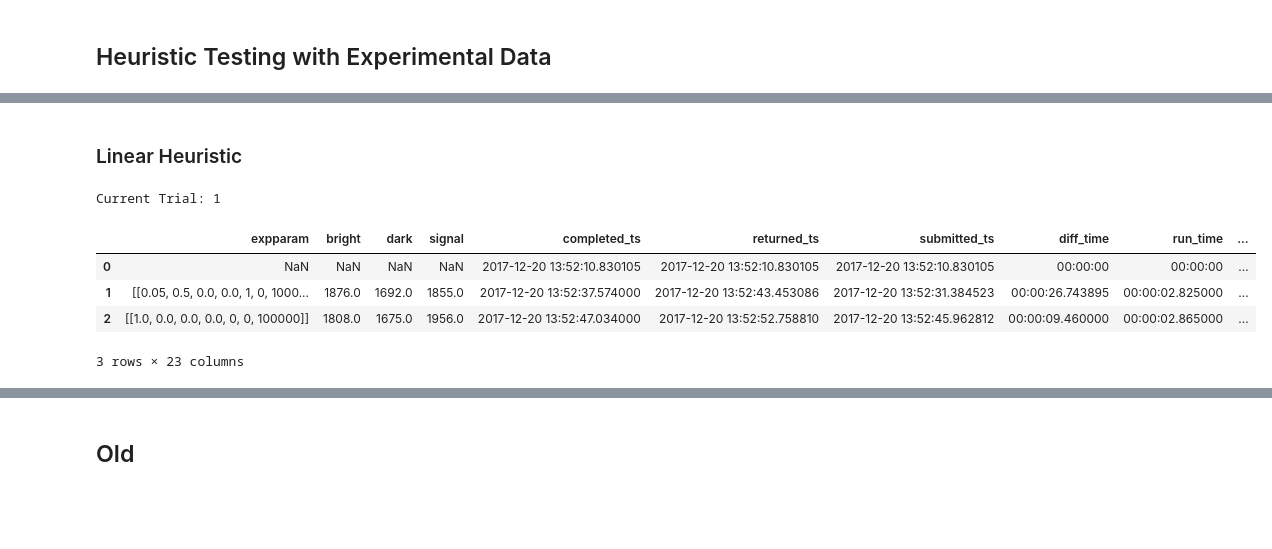
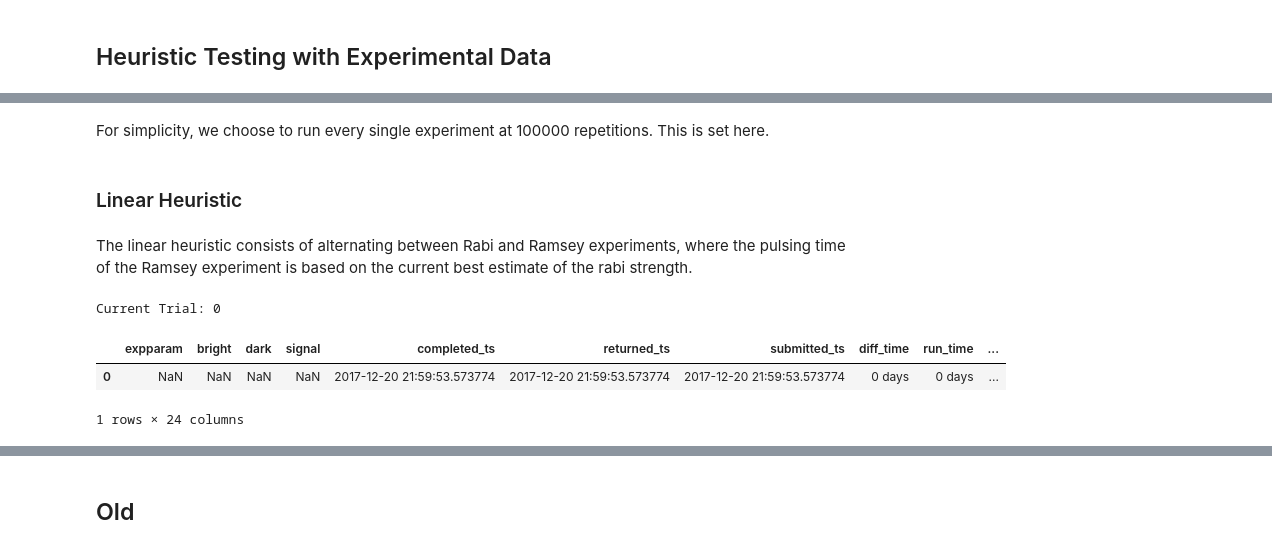
Before and after one commit to ihincks/nv-adaptive, a Jupyter notebook: src/nv-adaptive-real-runner.ipynb, the cells around one changed output, grey strips where cells are left out. Cells and saved outputs as stored; diff of their text form; code cells hidden in the pictures; blank space fills up the shorter version.

```diff
--- a/src/nv-adaptive-real-runner.ipynb
+++ b/src/nv-adaptive-real-runner.ipynb
@@ -114,7 +114,7 @@ Experiment parameters:
 true_value = np.array([5.555, 1.432, 0.579, 2.171, 0.25])
 target_stds = np.array([0.01,0.005,0.01,0.005,0.01])
 wide_prior = qi.UniformDistribution(np.array([
-            [0,10],
+            [0,20],
             [0,10],
             [-5,5],
             [1.5,3.5],
@@ -182,16 +186,21 @@ def make_updater():
         dview,
         serial_threshold=1
     )
-    return qi.SMCUpdater(model, 10000, qi.ProductDistribution(wide_prior, drift_prior))
+    updater = m.BridgedRPMUpdater(model, 10000, qi.ProductDistribution(wide_prior, drift_prior))
+    return updater
+# %% [markdown]
+For simplicity, we choose to run every single experiment at 100000 repetitions. This is set here.
 # %%
 n_meas = 100000
 # %% [markdown]
 ### Linear Heuristic
+# %% [markdown]
+The linear heuristic consists of alternating between Rabi and Ramsey experiments, where the pulsing time of the Ramsey experiment is based on the current best estimate of the rabi strength.
 # %%
-n_trials = 2
-n_eps = 4
+n_trials = 50
+n_eps = 100
 
-panel_linear = HeuristicData('../data/linear_heuristic.pkl')
+panel_linear = HeuristicData('../data/linear_heuristic_3.pkl')
 
 def make_heuristic():
     return TrackingHeuristic(
@@ -202,12 +211,12 @@ def make_heuristic():
     )
 
 for idx_trial in range(panel_linear.n_dataframes, n_trials):
-    # construct heuristic and data storage container for this run
+    # construct heuristic and initialize reference prior empirically
     heuristic = make_heuristic()
+    heuristic.take_initial_reference(experiment)
+
+    # construct storage object for this trial
     df = new_experiment_dataframe(heuristic)
-
-    # initialize reference prior empirically
-    heuristic.take_initial_reference(experiment)
 
     # decide on first experiment
     tp_est = np.round(1 / heuristic.updater.est_mean()[0] / 4 / 0.002) * 0.002
@@ -229,35 +238,33 @@ for idx_trial in range(panel_linear.n_dataframes, n_trials):
         # decide on next experiment while job is running
         tp_est = np.round(1 / heuristic.updater.est_mean()[0] / 4 / 0.002) * 0.002
         eps, precede_by_tracking = heuristic(tp_est)
 
         # wait for job to complete
         while not job.is_complete:
             sleep(0.2)
 
         # update current state of knowledge
         result = job.get_result()
         eps['mode'] = ref_model.BRIGHT
         bright = heuristic.updater.update(result.bright, eps)
         eps['mode'] = ref_model.DARK
         dark = heuristic.updater.update(result.dark, eps)
         eps['mode'] = ref_model.SIGNAL
         signal = heuristic.updater.update(result.signal, eps)
 
         # store results
         df = append_experiment_data(df,
                 expparam=eps,
                 heuristic=heuristic,
                 job=job,
                 heuristic_value=None
             )
 
     # save results in panel
     panel_linear.append(df)
     panel_linear.save()
 # %% [output]
-Current Trial: 1
+Current Trial: 0
 |  | expparam | bright | dark | signal | completed_ts | returned_ts | submitted_ts | diff_time | run_time | ... |
-| 0 | NaN | NaN | NaN | NaN | 2017-12-20 13:52:10.830105 | 2017-12-20 13:52:10.830105 | 2017-12-20 13:52:10.830105 | 00:00:00 | 00:00:00 | ... |
-| 1 | [[0.05, 0.5, 0.0, 0.0, 1, 0, 1000... | 1876.0 | 1692.0 | 1855.0 | 2017-12-20 13:52:37.574000 | 2017-12-20 13:52:43.453086 | 2017-12-20 13:52:31.384523 | 00:00:26.743895 | 00:00:02.825000 | ... |
-| 2 | [[1.0, 0.0, 0.0, 0.0, 0, 0, 100000]] | 1808.0 | 1675.0 | 1956.0 | 2017-12-20 13:52:47.034000 | 2017-12-20 13:52:52.758810 | 2017-12-20 13:52:45.962812 | 00:00:09.460000 | 00:00:02.865000 | ... |
+| 0 | NaN | NaN | NaN | NaN | 2017-12-20 21:59:53.573774 | 2017-12-20 21:59:53.573774 | 2017-12-20 21:59:53.573774 | 0 days | 0 days | ... |
-3 rows × 23 columns
+1 rows × 24 columns
```
Also changed, not shown: parts of 13 cells of this notebook.
